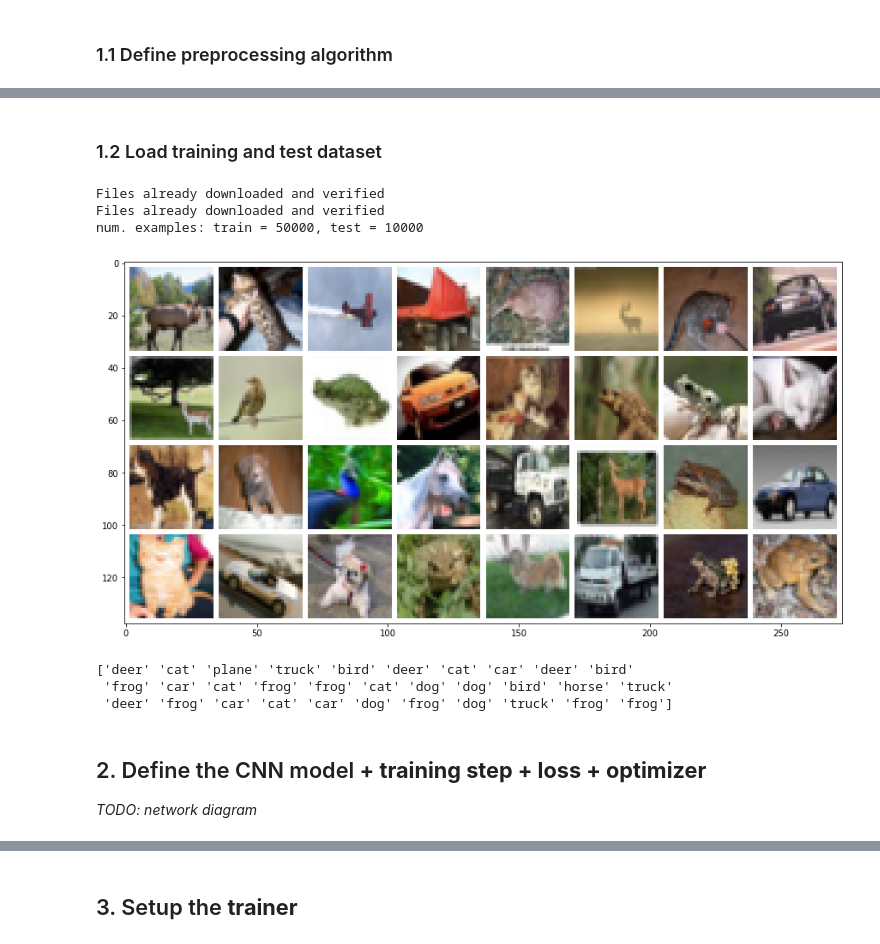
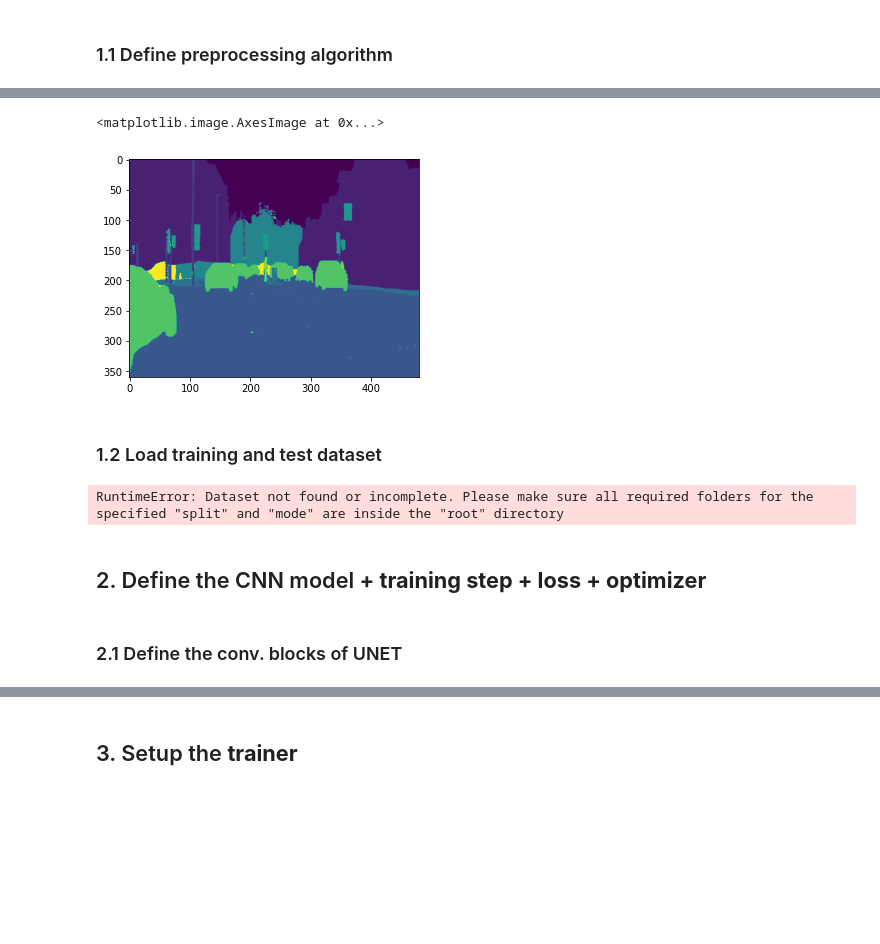
Before and after one commit to lento234/ml-tutorials, a Jupyter notebook: 02-advanced/UNet.ipynb, the cells around one changed output, grey strips where cells are left out. Drawn from its saved outputs; the diff is of its cells as text; code cells hidden in the pictures; blank space fills up the shorter version.

```diff
--- a/02-advanced/UNet.ipynb
+++ b/02-advanced/UNet.ipynb
@@ -74,3 +96,10 @@ transform = transforms.Compose([
     transforms.ToTensor(), # convert data to pytorch tensor
     transforms.Normalize((0.5, 0.5, 0.5), (0.5, 0.5, 0.5)) # normalize dataset for each channel
 ])
+# %%
+i = 40
+image = plt.imread(glob.glob('./data/CamVidDataset/train/images/*')[i])
+label = plt.imread(glob.glob('./data/CamVidDataset/train/labels/*')[i])
+
+plt.imshow(label*100, cmap='gist_rainbow', vmin=3, vmax=3.5)
+plt.colorbar()
@@ -77,20 +142,42 @@ transform = transforms.Compose([
+# %%
+plt.imshow(plt.imread(glob.glob('./data/CamVidDataset/train/labels/*')[i], format='png'))
+# %% [output]
+<matplotlib.image.AxesImage at 0x...>
+[figure, added]
 # %% [markdown]
 ### 1.2 Load training and test dataset
 # %%
 # Download train and test dataset
-train_dataset = datasets.CIFAR10(root='./data', train=True,
-                                 download=True, transform=transform)
-test_dataset = datasets.CIFAR10(root='./data', train=False,
-                                 download=True, transform=transform)
+train_dataset = datasets.Cityscapes(root='./data', split='train')
+# test_dataset = datasets.Cityscapes(root='./data', train=False,
+#                                  download=True, transform=transform)
 
-# Dataset sampler (shuffle, distributed loading)
-train_loader = torch.utils.data.DataLoader(train_dataset, batch_size=batch_size,
-                                           shuffle=True, num_workers=num_workers)
-test_loader = torch.utils.data.DataLoader(test_dataset, batch_size=batch_size,
-                                          shuffle=False, num_workers=num_workers)
+# # Dataset sampler (shuffle, distributed loading)
+# train_loader = torch.utils.data.DataLoader(train_dataset, batch_size=batch_size,
+#                                            shuffle=True, num_workers=num_workers)
+# test_loader = torch.utils.data.DataLoader(test_dataset, batch_size=batch_size,
+#                                           shuffle=False, num_workers=num_workers)
 
-print(f"num. examples: train = {len(train_dataset)}, test = {len(test_dataset)}")
+# print(f"num. examples: train = {len(train_dataset)}, test = {len(test_dataset)}")
+
+# classes = np.array(['plane', 'car', 'bird', 'cat', 'deer',
+#                     'dog', 'frog', 'horse', 'ship', 'truck'])
+
+# num_classes = len(classes)
+
+# # Functions to show an image
+# def imshow(img):
+#     img = img / 2 + 0.5     # unnormalize
+#     npimg = img.numpy()
+#     plt.figure(figsize=(15,10))
+#     plt.imshow(np.transpose(npimg, (1, 2, 0)))
+#     plt.show()
+
+# # get some random training images
+# images, labels = next(iter(train_loader))
+
+# # show images
+# imshow(torchvision.utils.make_grid(images, pad_value=1))
+# print(classes[labels])
 # %% [output]
-Files already downloaded and verified
-Files already downloaded and verified
-num. examples: train = 50000, test = 10000
+RuntimeError: Dataset not found or incomplete. Please make sure all required folders for the specified "split" and "mode" are inside the "root" directory
@@ -102,25 +184,3 @@ num_classes = len(classes)
-# %%
-# Functions to show an image
-def imshow(img):
-    img = img / 2 + 0.5     # unnormalize
-    npimg = img.numpy()
-    plt.figure(figsize=(15,10))
-    plt.imshow(np.transpose(npimg, (1, 2, 0)))
-    plt.show()
-
-# get some random training images
-images, labels = next(iter(train_loader))
-
-# show images
-imshow(torchvision.utils.make_grid(images, pad_value=1))
-print(classes[labels])
-# %% [output]
-[figure, removed]
-['deer' 'cat' 'plane' 'truck' 'bird' 'deer' 'cat' 'car' 'deer' 'bird'
- 'frog' 'car' 'cat' 'frog' 'frog' 'cat' 'dog' 'dog' 'bird' 'horse' 'truck'
- 'deer' 'frog' 'car' 'cat' 'car' 'dog' 'frog' 'dog' 'truck' 'frog' 'frog']
 # %% [markdown]
 <a id=define></a>
 ## 2. Define the CNN model **+ training step + loss + optimizer**
-
-*TODO: network diagram*
@@ -187,0 +187,2 @@ model = Net(num_channels=3,
+# %% [markdown]
+### 2.1 Define the conv. blocks of UNET
```
Also changed, not shown: parts of 23 cells of this notebook, 3 other files.
